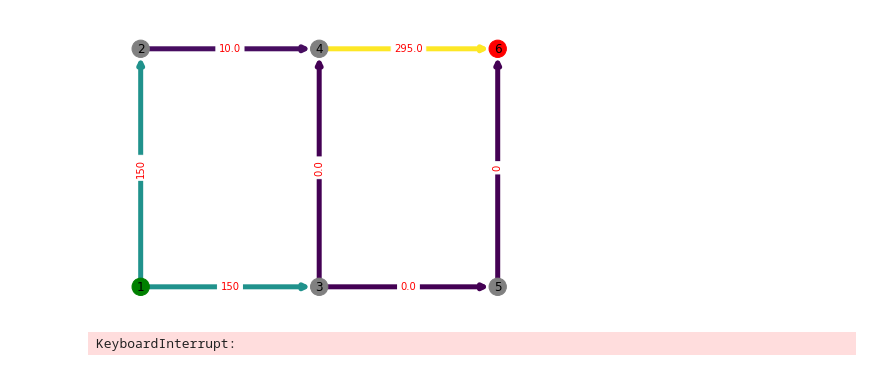
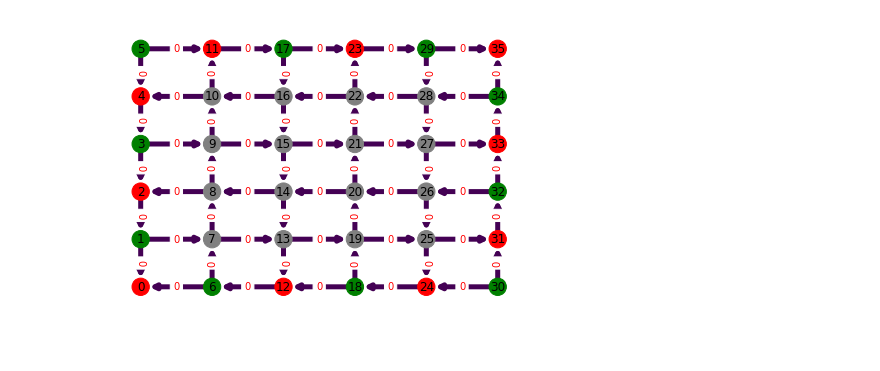
Before and after one commit to aashere/BDAD_Violet_Noise, a Jupyter notebook: GraphTest.ipynb, the cells around one changed output. Cells and saved outputs as stored; diff of their text form; code cells hidden in the pictures.

Commit message:
edited sample graph with more nodes, alternating source / sink

```diff
--- a/GraphTest.ipynb
+++ b/GraphTest.ipynb
@@ -30,16 +11,0 @@ DG.add_weighted_edges_from([(1, 2, 0),
-# %%
-# add orientation properties
-
-for (u,v) in DG.edges:
-    x1 = DG.nodes[u]['pos'][0]
-    y1 = DG.nodes[u]['pos'][1]
-
-    x2 = DG.nodes[v]['pos'][0]
-    y2 = DG.nodes[v]['pos'][1]
-
-    if (x1 == x2):
-        DG.edges[u,v]["orient"] = "vertical"
-    else:
-        DG.edges[u,v]["orient"] = "horizontal"
-
-#nx.get_edge_attributes(DG,"orient")
@@ -46,8 +60,21 @@ for (u,v) in DG.edges:
+# %%
+colors = nx.get_edge_attributes(DG,'weight').values()
+pos = nx.get_node_attributes(DG,'pos')
+nodecol = nx.get_node_attributes(DG, 'color').values()
+nx.draw(DG, pos,
+        edge_color=colors,
+        width=5.0,
+        node_color=nodecol,
+        with_labels=True)
+nx.draw_networkx_edge_labels(DG,pos,edge_labels=nx.get_edge_attributes(DG,"weight"),font_color='red')
+
+plt.show()
+# %% [output]
+[figure, added]
 # %%
 flowrate = 10
-inrate = 15
+inrate = 10
 outrate = 5
-
 
 for i in range(50):
     if (i % 2 == 0):
@@ -63,7 +90,7 @@ for i in range(50):
                     update = {(u,v):{"weight": edge['weight'] + inrate}}
                     nx.set_edge_attributes(DG, update)
 
-        elif DG.nodes[node]["name"] == "pass":
+        elif DG.nodes[node]["name"] == "inner":
             passthrough = 0
             for u,v in DG.in_edges(node):
                 edge = DG.edges[u,v]
@@ -73,7 +100,7 @@ for i in range(50):
                     nx.set_edge_attributes(DG, update)
 
             pipes = len(DG.out_edges(node))
-            passthrough = passthrough / pipes
+            passthrough = math.floor(passthrough / pipes)
             for u,v in DG.out_edges(node):
                 edge = DG.edges[u,v]
                 update = {(u,v):{"weight":  edge['weight'] + passthrough}}
@@ -99,6 +126,3 @@ for i in range(50):
 
     plt.show()
     time.sleep(1)
-# %% [output]
-[figure, removed]
-KeyboardInterrupt:
```
Also changed, not shown: parts of 4 cells of this notebook.
